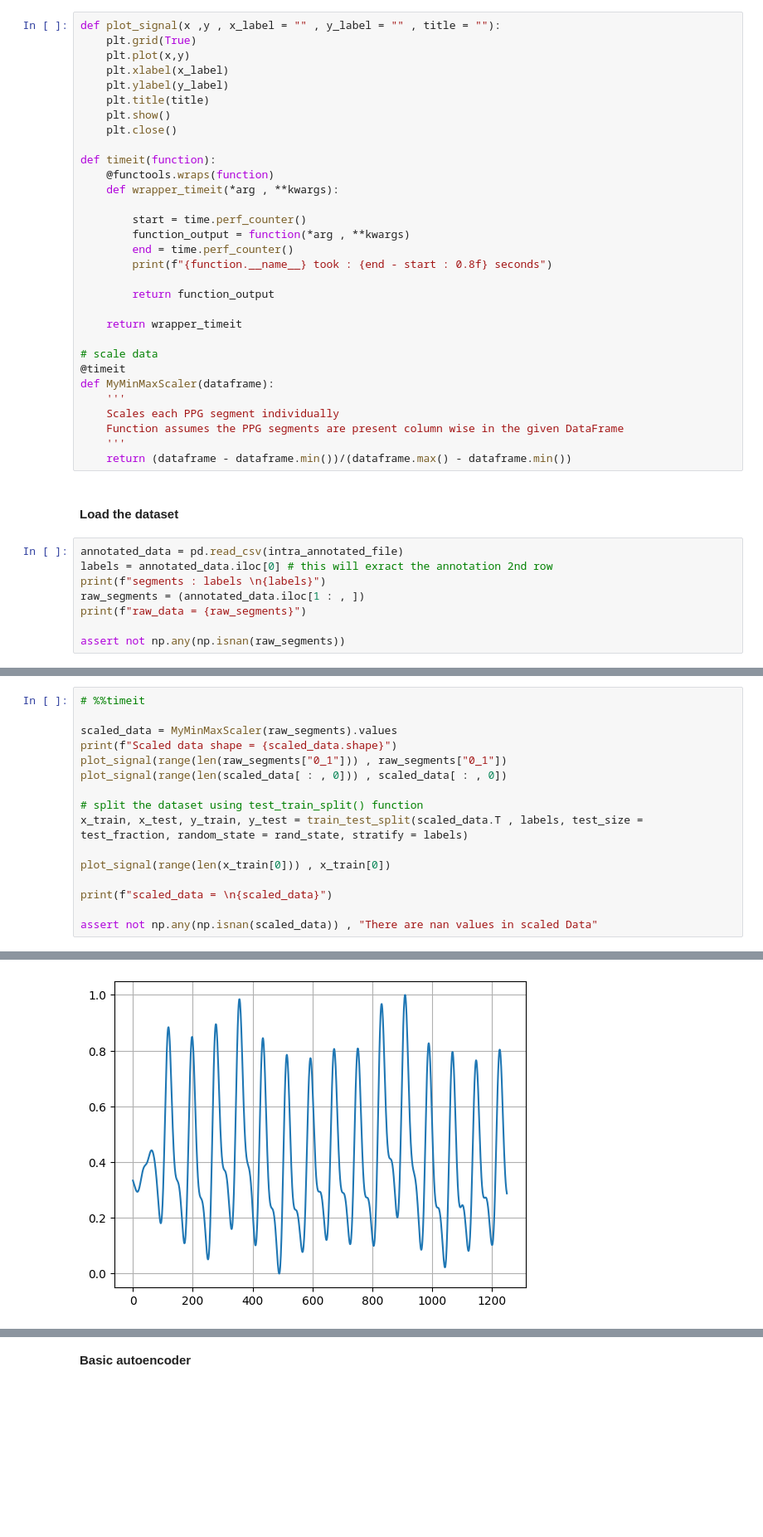
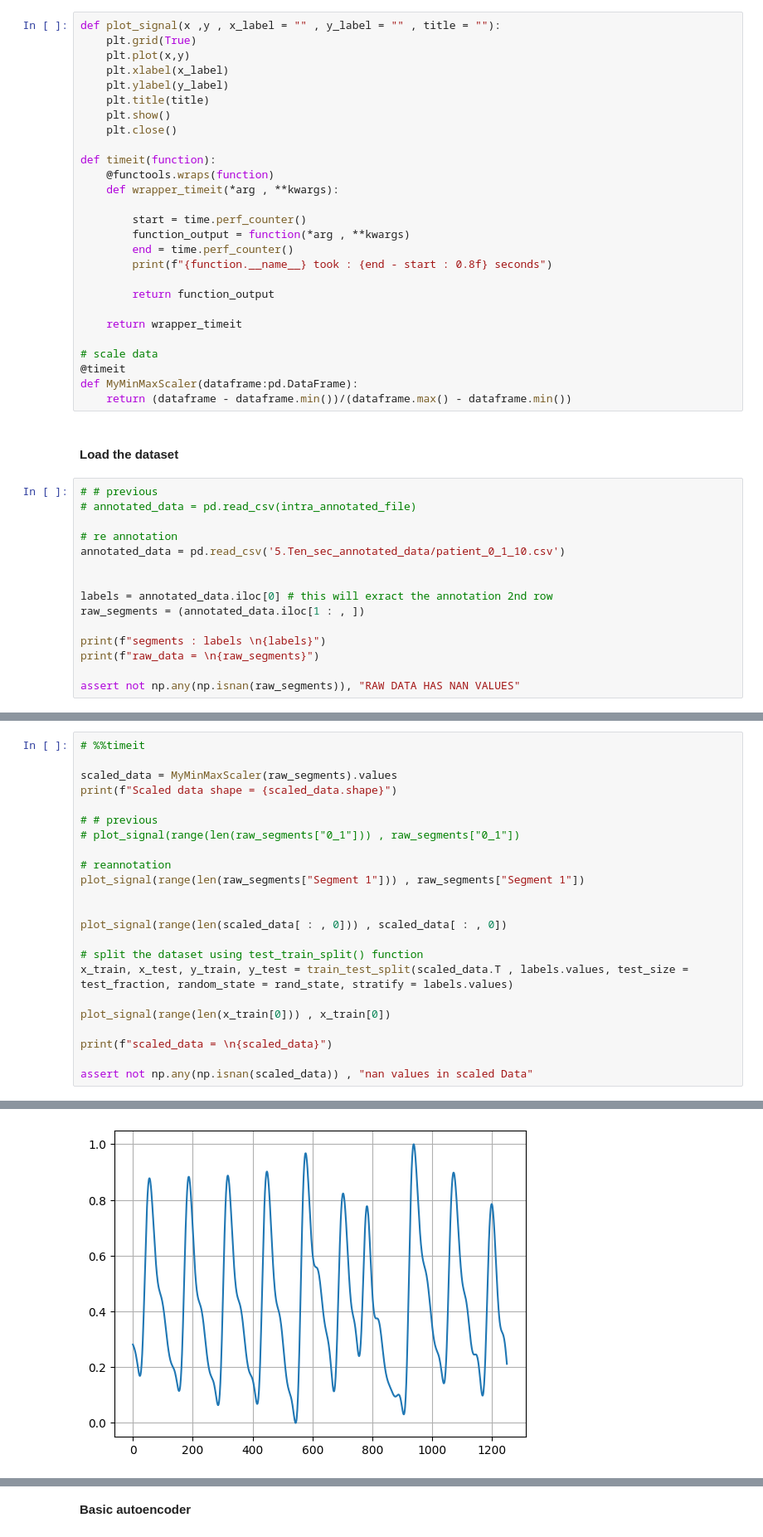
Before and after one commit to archana-9430/Final-year-project-Biomedical-Signal-Analysis, a Jupyter notebook: assests/Code/Autoencoder_final.ipynb, the cells around one changed output, grey strips where cells are left out. Shown at 83% size. Drawn from its saved outputs; the diff is of its cells as text; blank space fills up the shorter version.

```diff
--- a/assests/Code/Autoencoder_final.ipynb
+++ b/assests/Code/Autoencoder_final.ipynb
@@ -74,21 +73,24 @@ def timeit(function):
 
 # scale data
 @timeit
-def MyMinMaxScaler(dataframe):
-    '''
-    Scales each PPG segment individually
-    Function assumes the PPG segments are present column wise in the given DataFrame
-    '''
+def MyMinMaxScaler(dataframe:pd.DataFrame):
     return (dataframe - dataframe.min())/(dataframe.max() - dataframe.min())
 # %% [markdown]
 #### Load the dataset
 # %%
-annotated_data = pd.read_csv(intra_annotated_file)
+# # previous
+# annotated_data = pd.read_csv(intra_annotated_file)
+
+# re annotation
+annotated_data = pd.read_csv('5.Ten_sec_annotated_data/patient_0_1_10.csv')
+
+
 labels = annotated_data.iloc[0] # this will exract the annotation 2nd row
+raw_segments = (annotated_data.iloc[1 : , ])
+
 print(f"segments : labels \n{labels}")
-raw_segments = (annotated_data.iloc[1 : , ])
-print(f"raw_data = {raw_segments}")
+print(f"raw_data = \n{raw_segments}")
 
-assert not np.any(np.isnan(raw_segments))
+assert not np.any(np.isnan(raw_segments)), "RAW DATA HAS NAN VALUES"
 # %% [output]
 segments : labels
@@ -113,15 +115,22 @@ segments : labels
 
 scaled_data = MyMinMaxScaler(raw_segments).values
 print(f"Scaled data shape = {scaled_data.shape}")
-plot_signal(range(len(raw_segments["0_1"])) , raw_segments["0_1"])
+
+# # previous
+# plot_signal(range(len(raw_segments["0_1"])) , raw_segments["0_1"])
+
+# reannotation
+plot_signal(range(len(raw_segments["Segment 1"])) , raw_segments["Segment 1"])
+
+
 plot_signal(range(len(scaled_data[ : , 0])) , scaled_data[ : , 0])
 
 # split the dataset using test_train_split() function
-x_train, x_test, y_train, y_test = train_test_split(scaled_data.T , labels, test_size = test_fraction, random_state = rand_state, stratify = labels)
+x_train, x_test, y_train, y_test = train_test_split(scaled_data.T , labels.values, test_size = test_fraction, random_state = rand_state, stratify = labels.values)
 
 plot_signal(range(len(x_train[0])) , x_train[0])
 
 print(f"scaled_data = \n{scaled_data}")
 
-assert not np.any(np.isnan(scaled_data)) , "There are nan values in scaled Data"
+assert not np.any(np.isnan(scaled_data)) , "nan values in scaled Data"
 # %% [output]
@@ -130,2 +139,2 @@ Scaled data shape = (1250, 6669)
 [figure]
-[figure, old version]
+[figure, new version]
```
Also changed, not shown: parts of 19 cells of this notebook.
